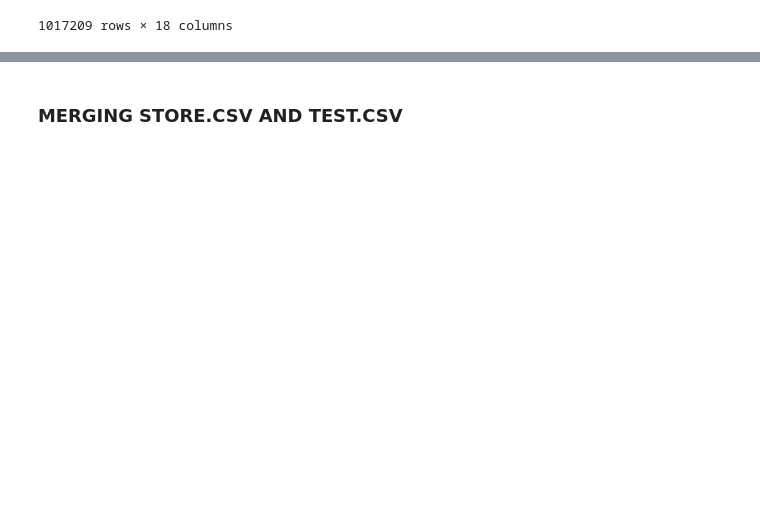
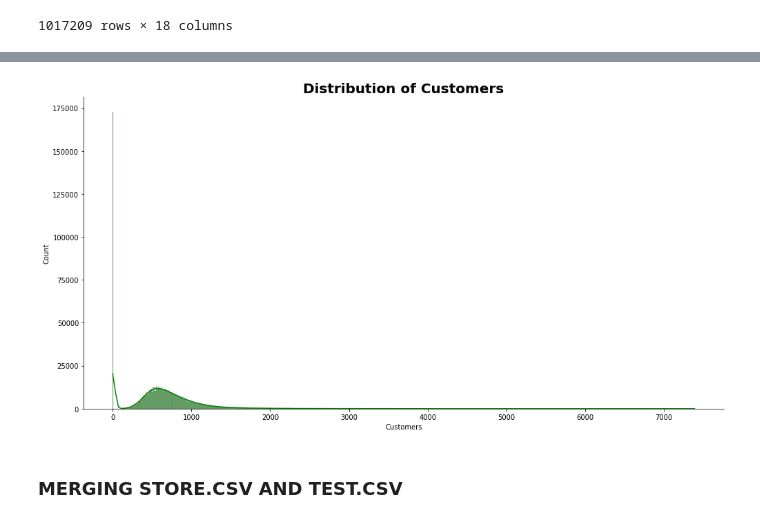
Before and after one commit to RYees/Pharmaceutical_Sales_prediction, a Jupyter notebook: notebooks/Exploration_data_analysis.ipynb, the cells around one changed output, grey strips where cells are left out. Drawn from its saved outputs; the diff is of its cells as text; code cells hidden in the pictures; blank space fills up the shorter version.

```diff
--- a/notebooks/Exploration_data_analysis.ipynb
+++ b/notebooks/Exploration_data_analysis.ipynb
@@ -103,3 +114,7 @@ train_store
+# %%
+plot.plot_hist(train_store,"Customers", "green")
+# %% [output]
+[figure, added]
 # %% [markdown]
 ### MERGING STORE.CSV AND TEST.CSV
 # %%
```
Also changed, not shown: parts of 5 cells of this notebook, 1 other file.
